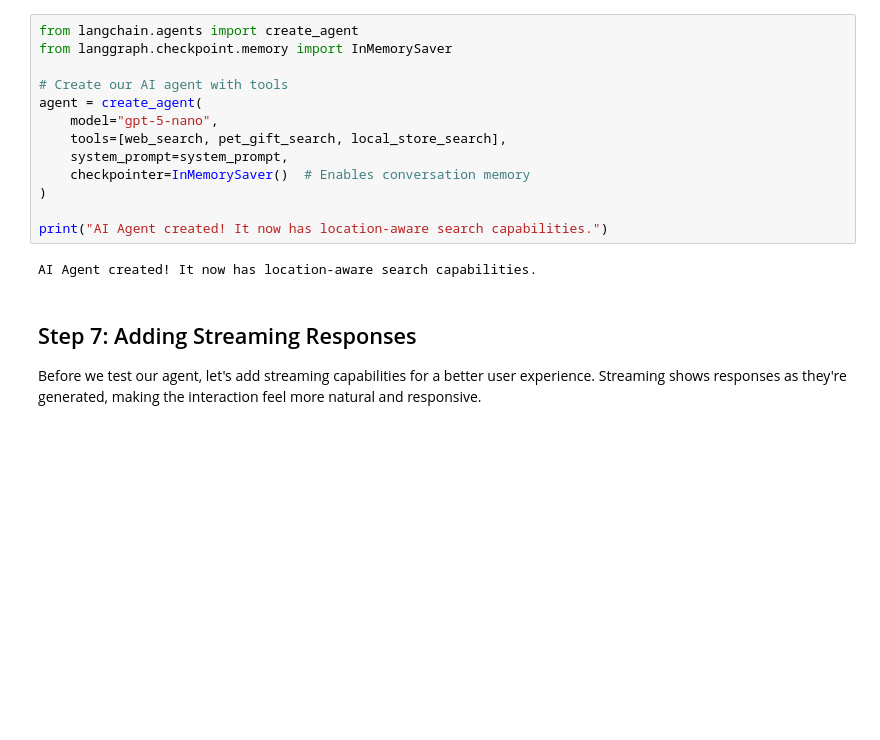
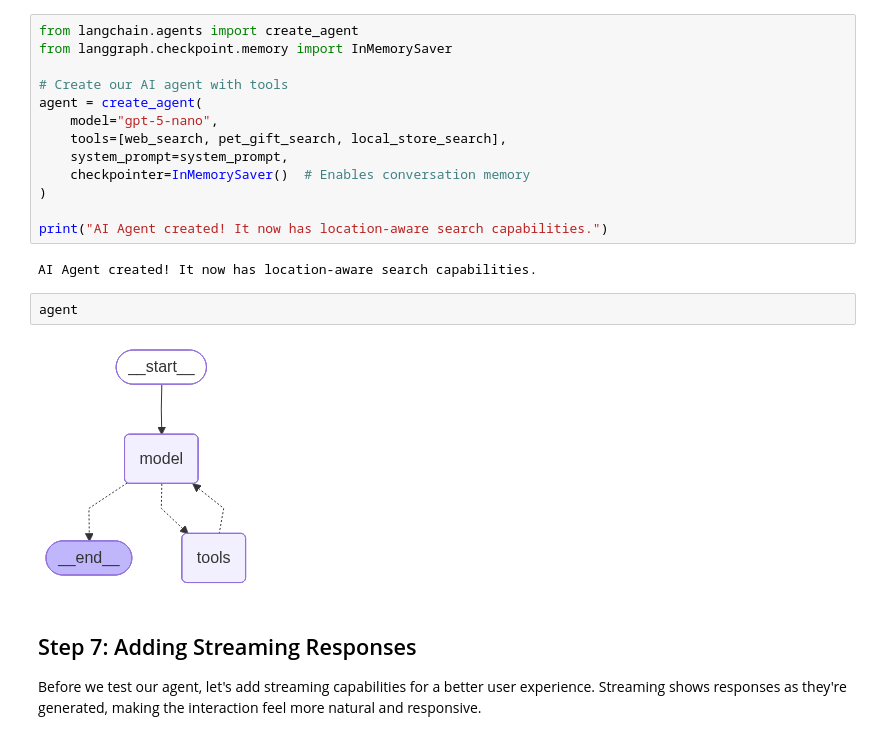
Before and after one commit to angelaaaateng/AI-Agents-RnD, a Jupyter notebook: pet_gift_agent_tutorial.ipynb, the cells around one changed output. Drawn from its saved outputs; the diff is of its cells as text; blank space fills up the shorter version.

```diff
--- a/pet_gift_agent_tutorial.ipynb
+++ b/pet_gift_agent_tutorial.ipynb
@@ -258,6 +278,10 @@ agent = create_agent(
 print("AI Agent created! It now has location-aware search capabilities.")
 # %% [output]
 AI Agent created! It now has location-aware search capabilities.
+# %%
+agent
+# %% [output]
+[figure, added]
 # %% [markdown]
 ## Step 7: Adding Streaming Responses
 
```
Also changed, not shown: parts of 13 cells of this notebook.
